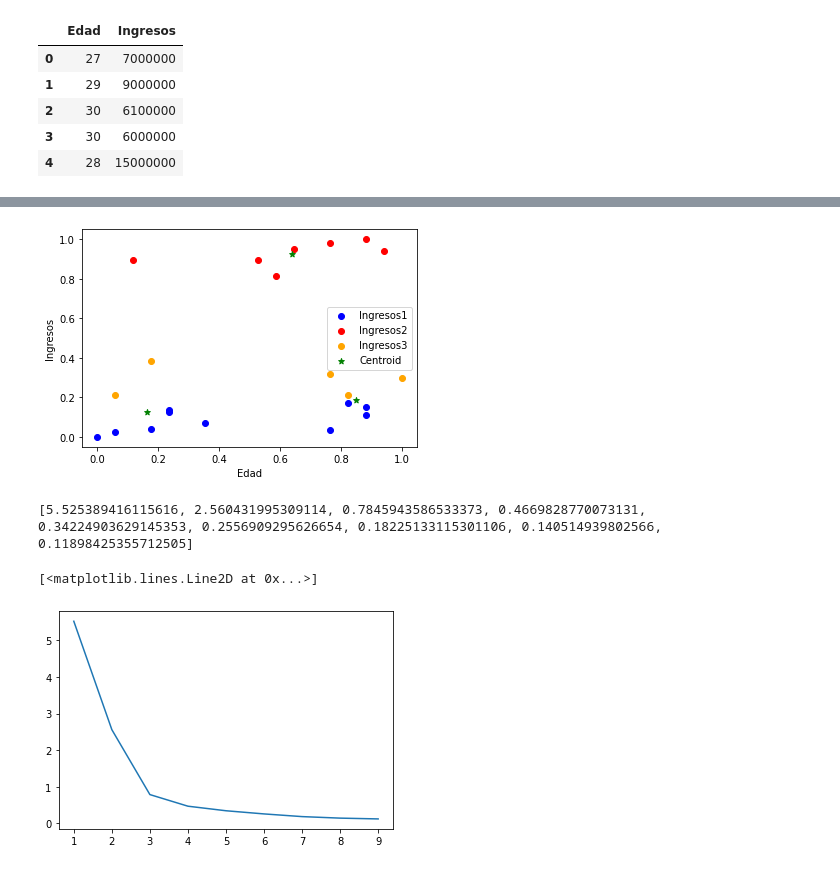
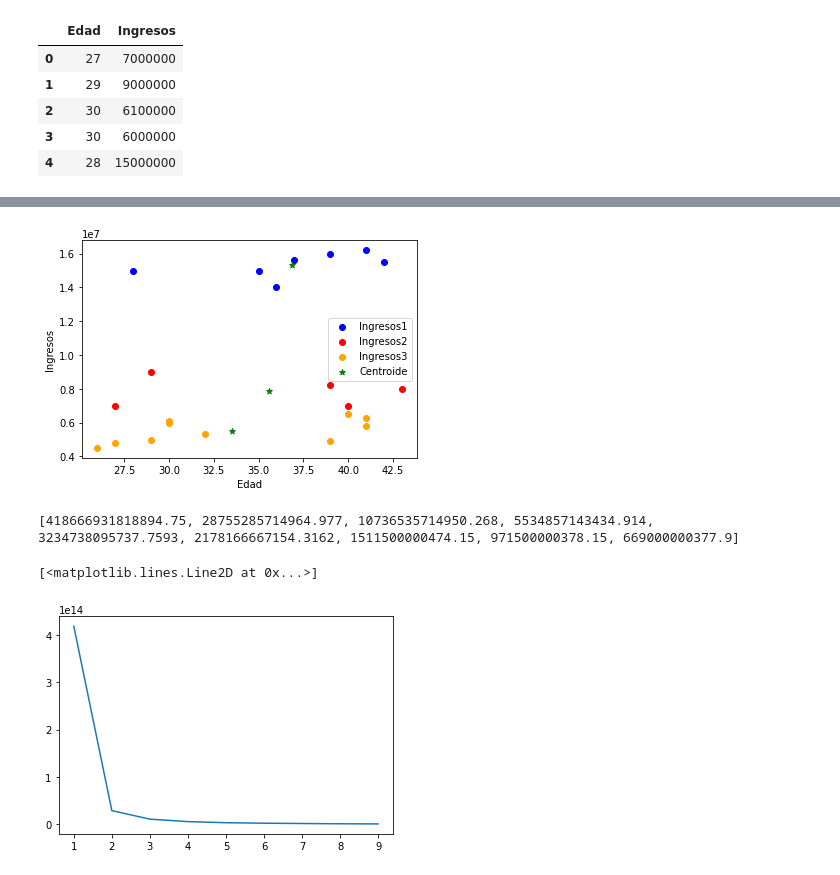
Before and after one commit to jeliecergomez/Machine_Learning, a Jupyter notebook: K_Means_Clustering .ipynb, the cells around one changed output, grey strips where cells are left out. Drawn from its saved outputs; the diff is of its cells as text; code cells hidden in the pictures.

```diff
--- a/K_Means_Clustering .ipynb
+++ b/K_Means_Clustering .ipynb
@@ -96,7 +102,3 @@ array([[0.05882353, 0.21367521],
        [0.88235294, 0.11111111],
        [0.76470588, 0.03418803],
        [0.82352941, 0.21367521]])
-# %%
-Km=KMeans(n_clusters=3)
-
-Km
@@ -117,3 +104,0 @@ dtincometmp.head()
-# %%
-y_predict = Km.fit_predict(dtincometmp[['Edad','Ingresos']])
-y_predict
@@ -137,33 +113,34 @@ array([[0.8487395 , 0.18559219],
 # %%
-
-dtincome1 = dtincometmp[dtincometmp.cluster==0]
-dtincome2 = dtincometmp[dtincometmp.cluster==1]
-dtincome3 = dtincometmp[dtincometmp.cluster==2]
+# Se viualizarán los clusteres con los centroides
+dtincome1 = dtincome[dtincome.cluster==0]
+dtincome2 = dtincome[dtincome.cluster==1]
+dtincome3 = dtincome[dtincome.cluster==2]
 
 plt.scatter(dtincome1.Edad,dtincome1['Ingresos'], color='blue')
 plt.scatter(dtincome2.Edad,dtincome2['Ingresos'], color='red')
 plt.scatter(dtincome3.Edad,dtincome3['Ingresos'], color='orange')
 
-plt.scatter(Km.cluster_centers_[:,0], Km.cluster_centers_[:,1],color='green', marker='*', label='centroid')
+plt.scatter(Km.cluster_centers_[:,0], Km.cluster_centers_[:,1],color='green', marker='*', label='centroide')
 
 plt.xlabel('Edad')
 plt.ylabel('Ingresos')
-plt.legend(['Ingresos1', 'Ingresos2', 'Ingresos3', 'Centroid'])
+plt.legend(['Ingresos1', 'Ingresos2', 'Ingresos3', 'Centroide'])
 plt.show()
 # %% [output]
-[figure, old version]
+[figure, new version]
 # %%
-sse=[]
-no_of_cluster = []
+#Visualizaremos la inercia mediante la técnica del codo
+vector_sse=[]
+vector_no_of_cluster = []
 
 for i in range(1,10):
     km = KMeans(n_clusters=i)
     cluster_predicted = km.fit(dtincometmp[['Edad', 'Ingresos']])
-    no_of_cluster.append(i)
-    sse.append(cluster_predicted.inertia_)
+    vector_no_of_cluster.append(i)
+    vector_sse.append(cluster_predicted.inertia_)
 print(sse)
-plt.plot(no_of_cluster, sse)
+plt.plot(vector_no_of_cluster, vector_sse)
 # %% [output]
-[5.525389416115616, 2.560431995309114, 0.7845943586533373, 0.4669828770073131, 0.34224903629145353, 0.2556909295626654, 0.18225133115301106, 0.140514939802566, 0.11898425355712505]
+[418666931818894.75, 28755285714964.977, 10736535714950.268, 5534857143434.914, 3234738095737.7593, 2178166667154.3162, 1511500000474.15, 971500000378.15, 669000000377.9]
 [<matplotlib.lines.Line2D at 0x...>]
-[figure, old version]
+[figure, new version]
```
Also changed, not shown: parts of 13 cells of this notebook.
